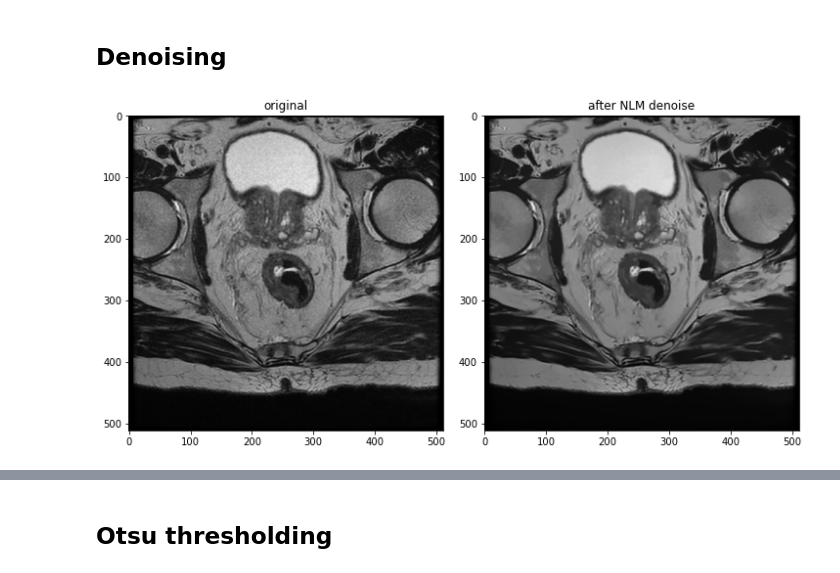
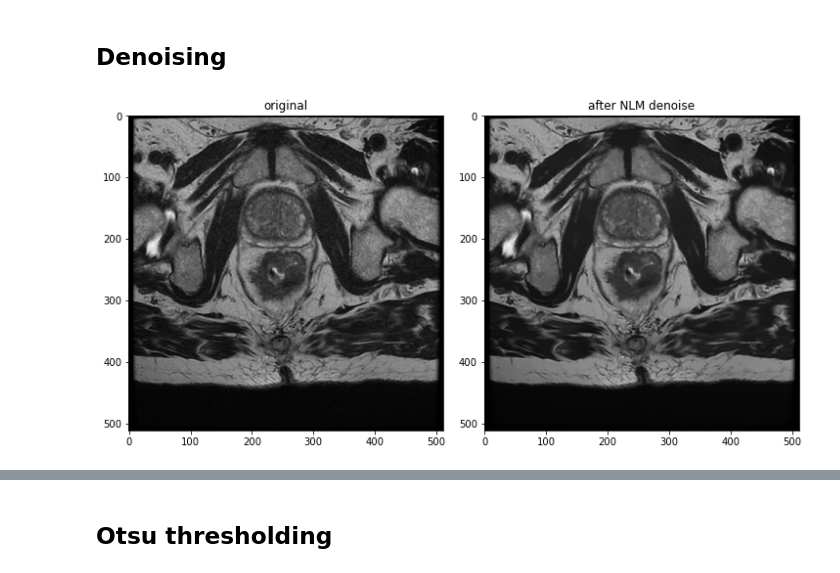
Before and after one commit to giuseppefilitto/img-segm, a Jupyter notebook: notebooks/ImageProcessing.ipynb, the cells around one changed output, grey strips where cells are left out. Drawn from its saved outputs; the diff is of its cells as text; code cells hidden in the pictures.

```diff
--- a/notebooks/ImageProcessing.ipynb
+++ b/notebooks/ImageProcessing.ipynb
@@ -38,13 +38,12 @@ show_image_histogram(img)
 # %% [markdown]
 ## Denoising
 # %%
-layer = 5
-alpha = 7
+alpha = 5
 img = slice[layer,: ,:]
 
 denoise_nlm(img, alpha=alpha, show=True, figsize=(10,5))
 # %% [output]
-[figure, old version]
+[figure, new version]
 # %%
 compare_denoised_histo(img, alpha, figsize=(12, 12))
 # %% [output]
```
Also changed, not shown: parts of 9 cells of this notebook.
